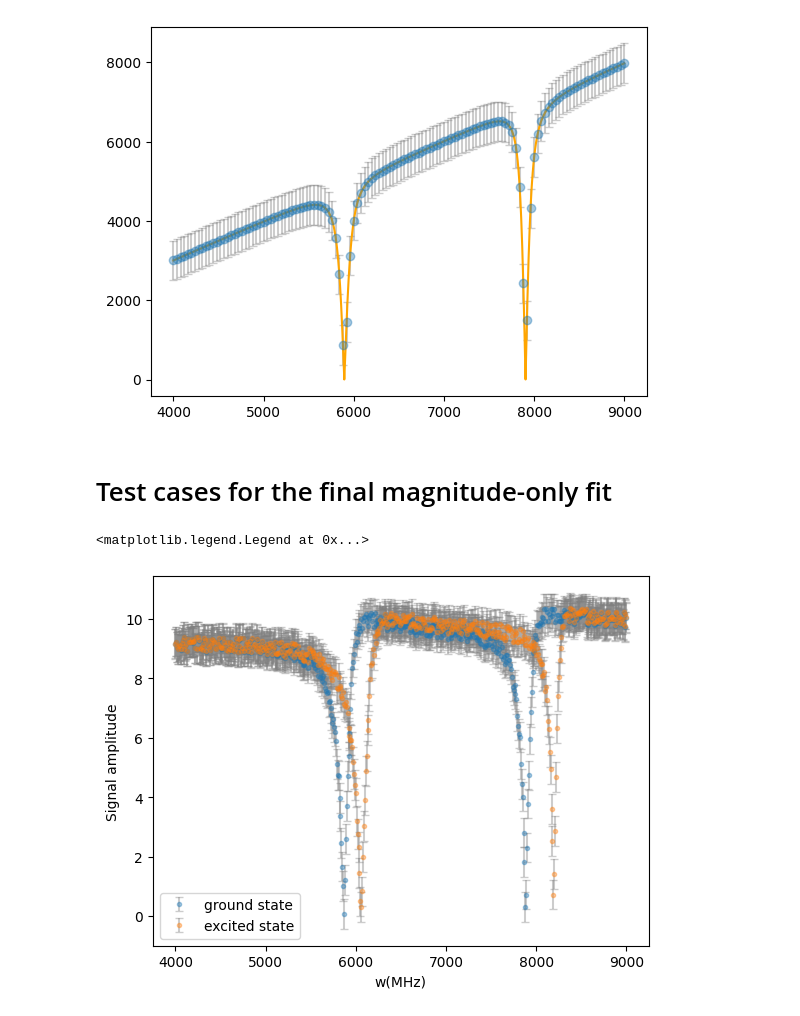
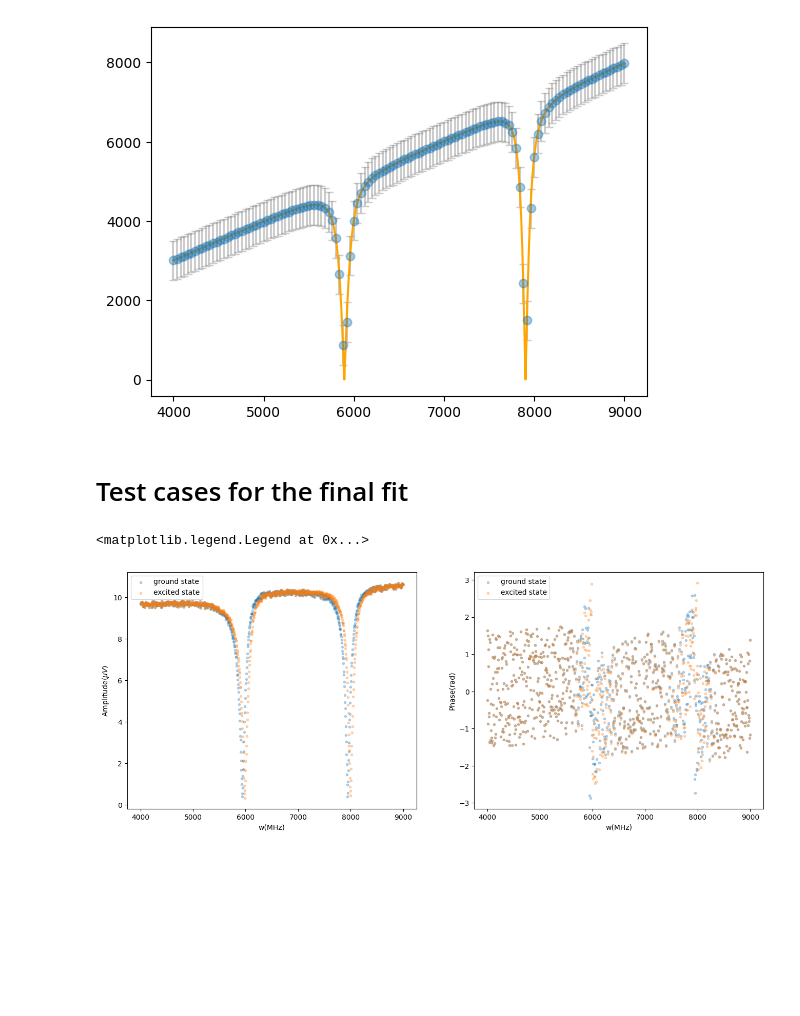
Before and after one commit to Giuhcs/purcell_filter_model, a Jupyter notebook: main.ipynb, the cells around one changed output. Saved outputs shown, nothing was run; the diff lists cells and outputs as text; code cells hidden in the pictures; blank space fills up the shorter version.

Commit message:
including phase plot and initial guess for phi

```diff
--- a/main.ipynb
+++ b/main.ipynb
@@ -538,45 +538,63 @@ plt.plot(tilted_x,y_fit, color="orange")
 [<matplotlib.lines.Line2D at 0x...>]
 [figure]
 # %% [markdown]
-# Test cases for the final magnitude-only fit
+# Test cases for the final fit
 # %%
 # generating the data
 import matplotlib.pyplot as plt
 import numpy as np
 from numpy.random import random
 
 from importlib import reload
 import purcell
 
 reload(purcell)
 
-from purcell import abs_s_out_in
+from purcell import s_out_in
 
 # range of frequencies
-tilted_x = (1e3)*np.linspace(4,9,501)
+x = (1e3)*np.linspace(4,9,1001)
 
 # convention for parameters ordering: A,k,w_0,phi,k_p,w_p,w_r,J
-tilt_params_0 = [10,0.5,tilted_x.mean(),0.3,3.1e2,6.8e3,7e3,1000] # for ground state 0
-tilt_params_1 = [10,0.5,tilted_x.mean(),0.3,3.1e2,6.8e3,7.5e3,1000] # for excited state 1
+params_0 = [10,1,tilted_x.mean(),0.1,4e2,6.9e3,7e3,1000] # for ground state 0
+params_1 = [10,1,tilted_x.mean(),0.1,4e2,6.9e3,7.1e3,1000] # for excited state 1
 
-tilted_data_0 = abs_s_out_in(tilted_x, *tilt_params_0)
-tilted_data_1 = abs_s_out_in(tilted_x, *tilt_params_1)
+data_0 = s_out_in(x, *params_0)
+data_1 = s_out_in(x, *params_1)
 
 # adding noise and error bars
-noise = (random(len(tilted_data_0))-0.5)/2
-tilted_data_error_bars = [0.5]*len(tilted_data_0)
+noise_in_i = (random(len(data_0))-0.5)/2
+noise_in_q = (random(len(data_0))-0.5)/2
+amp_noise = np.sqrt(noise_in_i**2+noise_in_q**2)
+phase_noise = np.arctan(noise_in_i/noise_in_q)
+# data_error_bars = [0.5]*len(tilted_data_0) # errorbars might not be realistic if we average in the electronics
 
-noise_tilted_data_0 = tilted_data_0 + noise
+# Create figure with 1 row, 2 columns
+fig, axes = plt.subplots(1, 2, figsize=(16, 6))
+
+# Left subplot: absolute amplitude
+axes[0].scatter(x,abs(data_0)+amp_noise, label="ground state", marker=".", alpha=0.3)
+axes[0].scatter(x,abs(data_1)+amp_noise, label="excited state", marker=".", alpha=0.3)
+axes[0].set_ylabel(r"Amplitude($\mu V$)")
+axes[0].set_xlabel("w(MHz)")
+axes[0].legend()
+
+# Right subplot: phase
+axes[1].scatter(x,np.angle(data_0)+phase_noise, label="ground state",marker=".", alpha=0.3)
+axes[1].scatter(x,np.angle(data_1)+phase_noise, label="excited state",marker=".", alpha=0.3)
+axes[1].set_ylabel("Phase(rad)")
+axes[1].set_xlabel("w(MHz)")
+axes[1].legend()
 
 # plotting synthetical data
-plt.errorbar(tilted_x,tilted_data_0+noise, yerr=tilted_data_error_bars, label="ground state",fmt=".", capsize=3, ecolor="gray", alpha=0.4)
-plt.errorbar(tilted_x,tilted_data_1+noise, yerr=tilted_data_error_bars, label="excited state",fmt=".", capsize=3, ecolor="gray", alpha=0.4)
-plt.xlabel("w(MHz)")
-plt.ylabel("Signal amplitude")
-plt.legend()
+# plt.errorbar(tilted_x,abs(tilted_data_0)+noise, yerr=tilted_data_error_bars, label="ground state",fmt=".", capsize=3, ecolor="gray", alpha=0.4)
+# plt.errorbar(tilted_x,abs(tilted_data_1)+noise, yerr=tilted_data_error_bars, label="excited state",fmt=".", capsize=3, ecolor="gray", alpha=0.4)
+# plt.xlabel("w(MHz)")
+# plt.ylabel("Signal amplitude")
+# plt.legend()
 # %% [output]
 <matplotlib.legend.Legend at 0x...>
-[figure, old version]
+[figure, new version]
 # %%
 from importlib import reload
 import purcell
```
Also changed, not shown: parts of 1 cell of this notebook, 1 other file.
